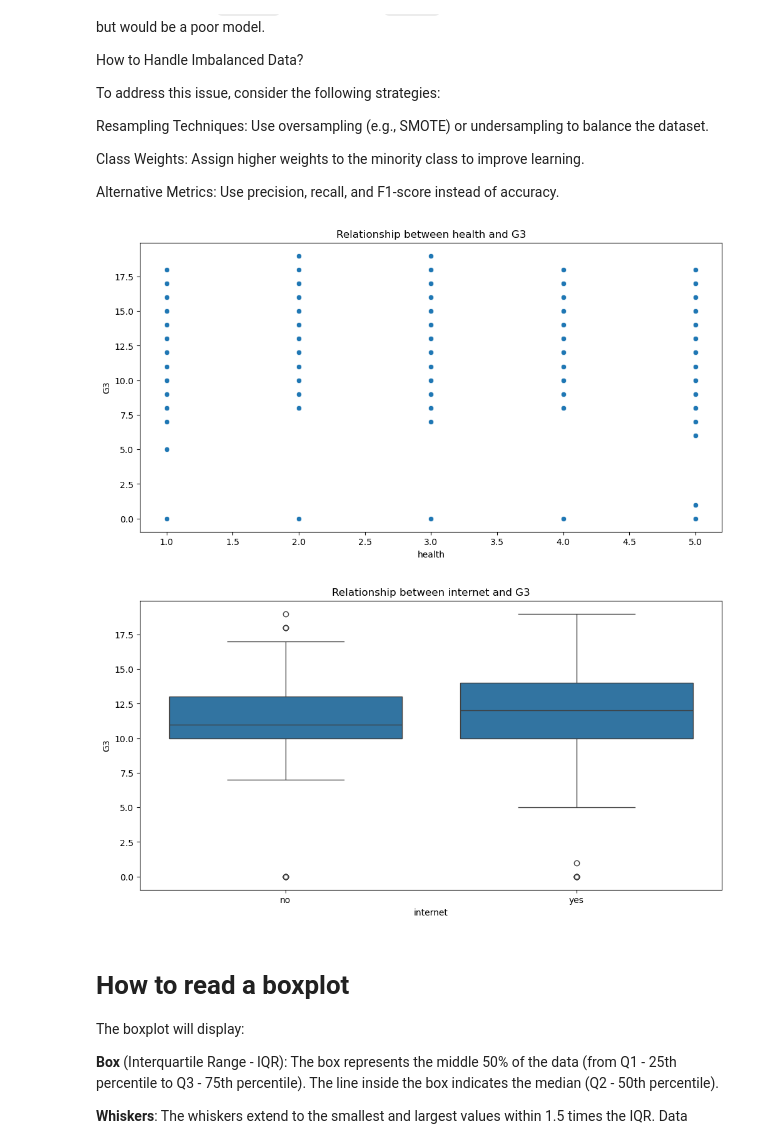
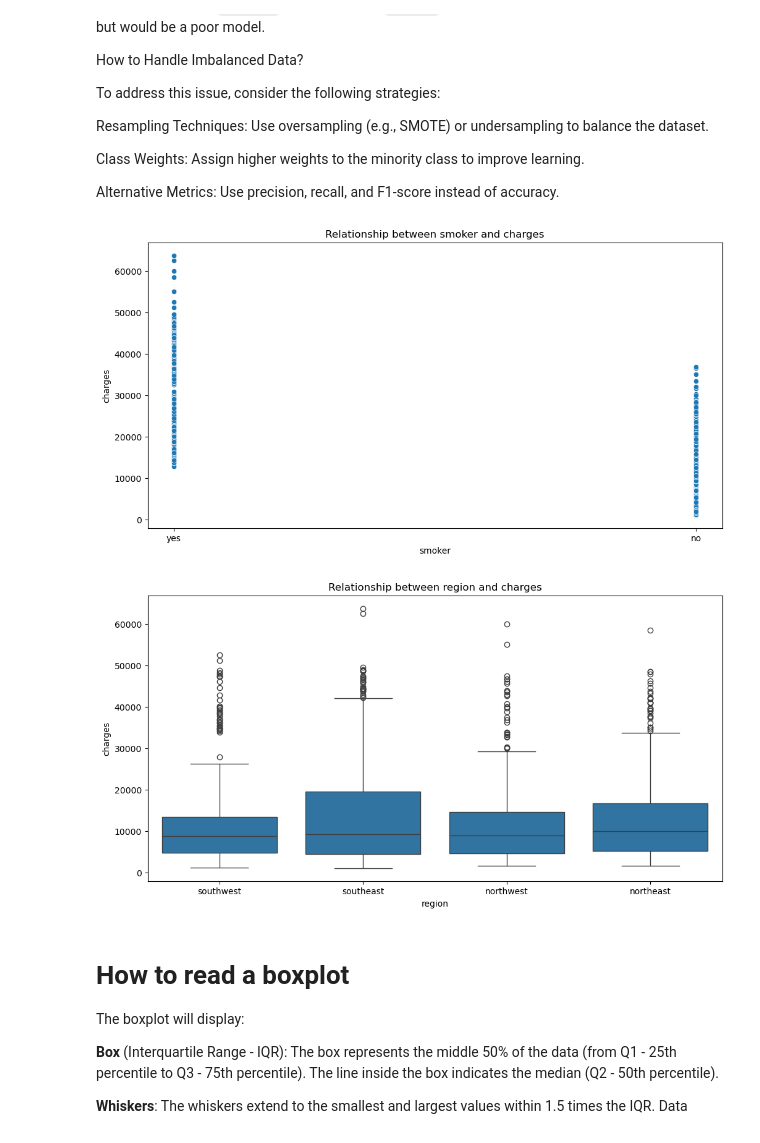
Before and after one commit to adamchgour/LinearRegressionFromScratch, a Jupyter notebook: analysis/EDA.ipynb, the cells around one changed output. Saved outputs shown, nothing was run; the diff lists cells and outputs as text; code cells hidden in the pictures.

```diff
--- a/analysis/EDA.ipynb
+++ b/analysis/EDA.ipynb
@@ -5,8 +5,8 @@ from univariate_analysis import *
 from bivarates_analysis import *
 from multivariates_analysis import *
 # %%
-data_path = '../data/student/student-por.csv'
-df = pd.read_csv(data_path,sep=';')
+data_path = '../data/insurance.csv'
+df = pd.read_csv(data_path)
 # %%
 data_inspector = DataInspector(DataTypesInspectionStrategy())
 data_inspector.Inspect(df)
@@ -134,14 +131,14 @@ Class Weights: Assign higher weights to the minority class to improve learning.
 Alternative Metrics: Use precision, recall, and F1-score instead of accuracy.
 # %%
 num_bivarates_analysis = NumericalvsNumericalAnalysis()
-num_bivarates_analysis.analyze(df, 'health', 'G3')
+num_bivarates_analysis.analyze(df, 'smoker', 'charges')
 # %% [output]
-[figure, old version]
+[figure, new version]
 # %%
 cat_univarates_analysis = CategoricalvsNumericalAnalysis()
-cat_univarates_analysis.analyze(df, 'internet', 'G3')
+cat_univarates_analysis.analyze(df, 'region', 'charges')
 # %% [output]
-[figure, old version]
+[figure, new version]
 # %% [markdown]
 # How to read a boxplot
 
```
Also changed, not shown: parts of 7 cells of this notebook, 5 other files.
